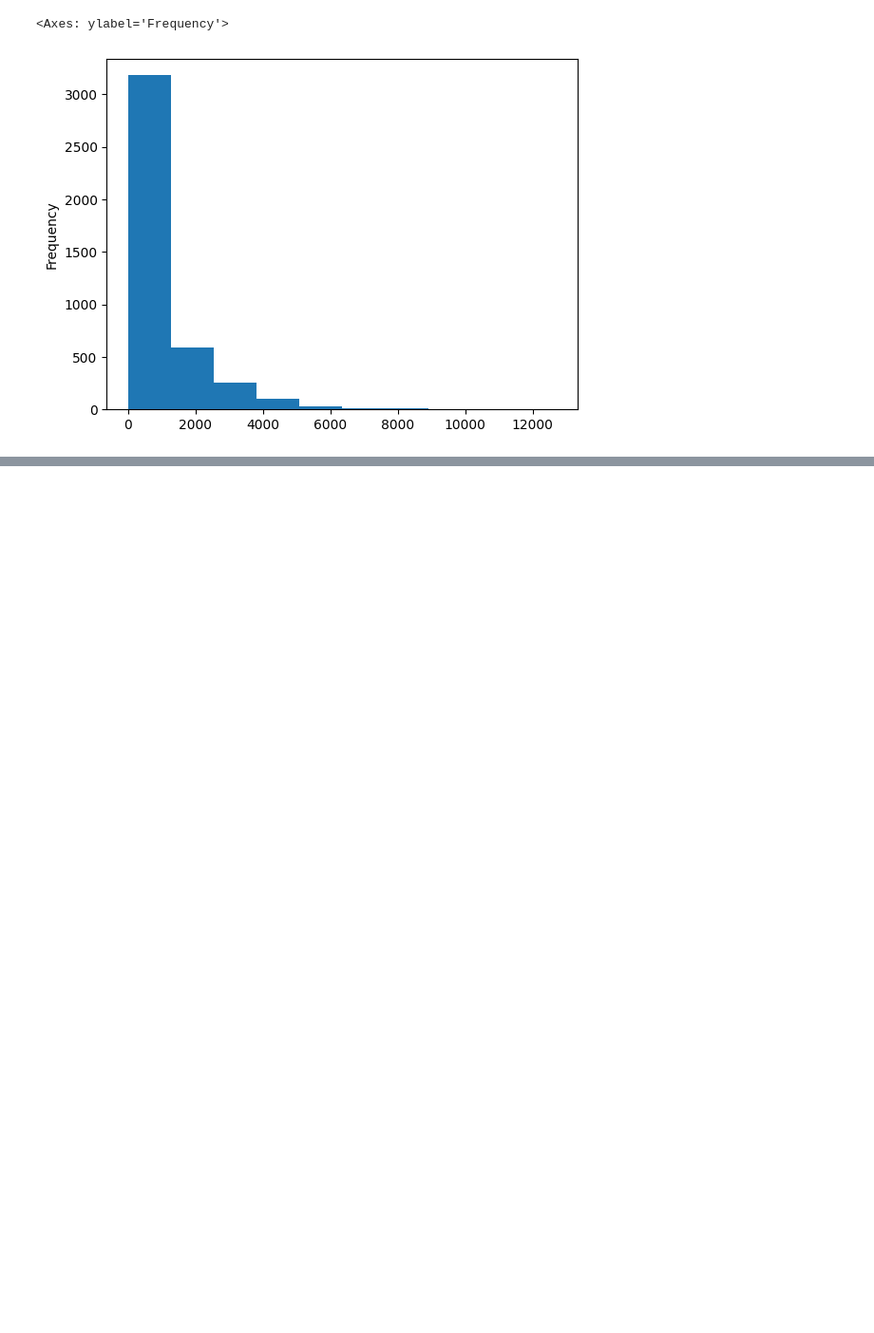
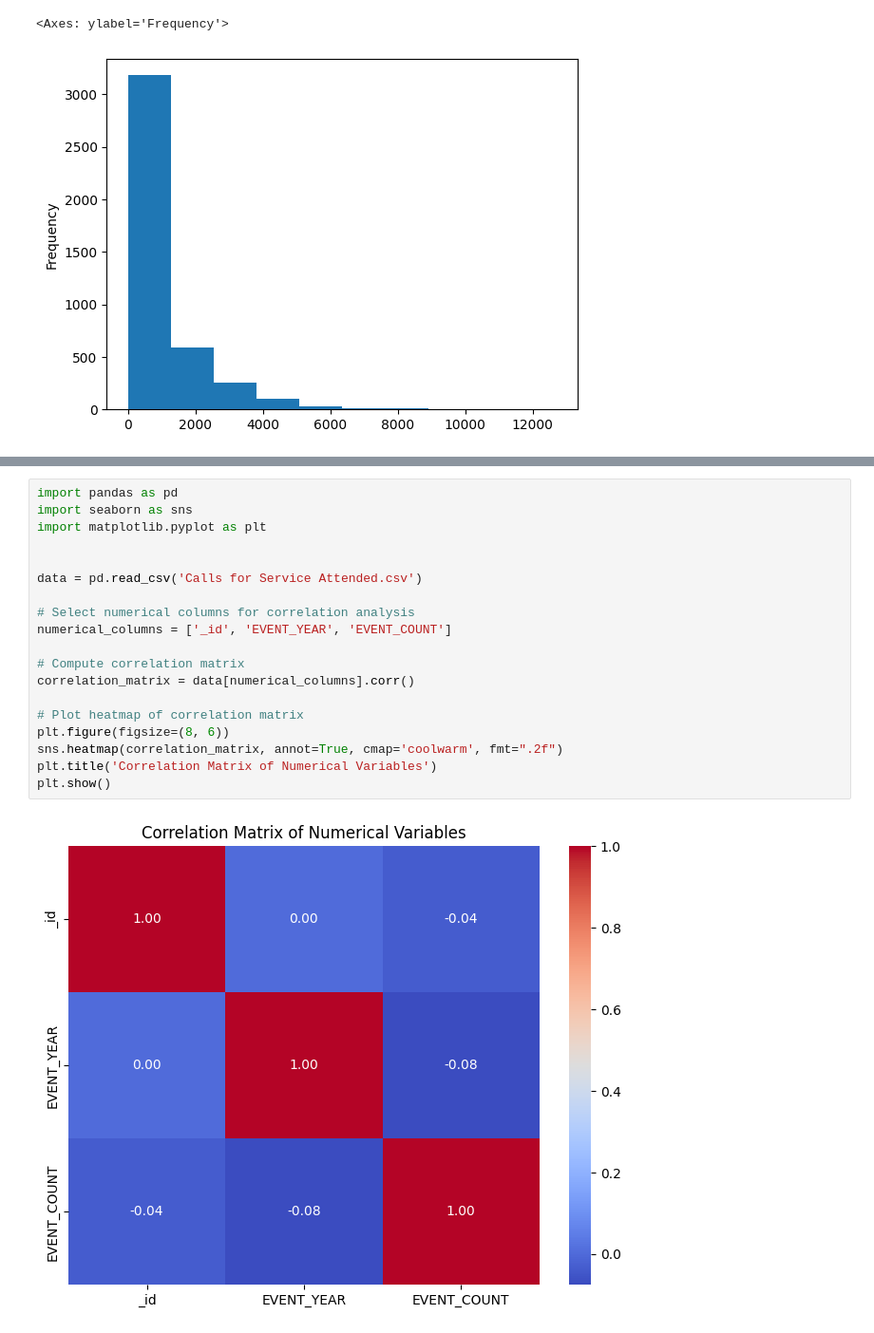
Before and after one commit to feven2965/Police-Annual-Statistical-Report, a Jupyter notebook: project.ipynb, the cells around one changed output, grey strips where cells are left out. Shown at 95% size. Cells and saved outputs as stored; diff of their text form; blank space fills up the shorter version.

```diff
--- a/project.ipynb
+++ b/project.ipynb
@@ -101,0 +313,21 @@ df['EVENT_COUNT'].plot.hist()
+# %%
+import pandas as pd
+import seaborn as sns
+import matplotlib.pyplot as plt
+
+
+data = pd.read_csv('Calls for Service Attended.csv')
+
+# Select numerical columns for correlation analysis
+numerical_columns = ['_id', 'EVENT_YEAR', 'EVENT_COUNT']
+
+# Compute correlation matrix
+correlation_matrix = data[numerical_columns].corr()
+
+# Plot heatmap of correlation matrix
+plt.figure(figsize=(8, 6))
+sns.heatmap(correlation_matrix, annot=True, cmap='coolwarm', fmt=".2f")
+plt.title('Correlation Matrix of Numerical Variables')
+plt.show()
+# %% [output]
+[figure, added]
```
Also changed, not shown: parts of 13 cells of this notebook.
